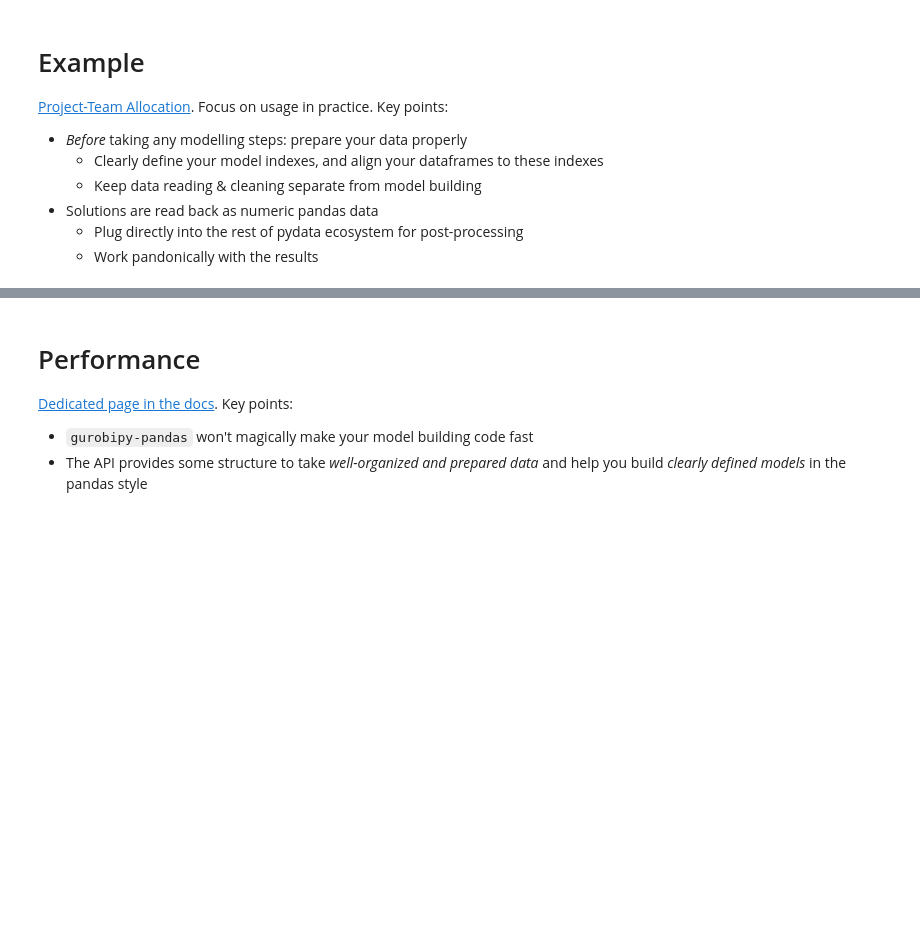
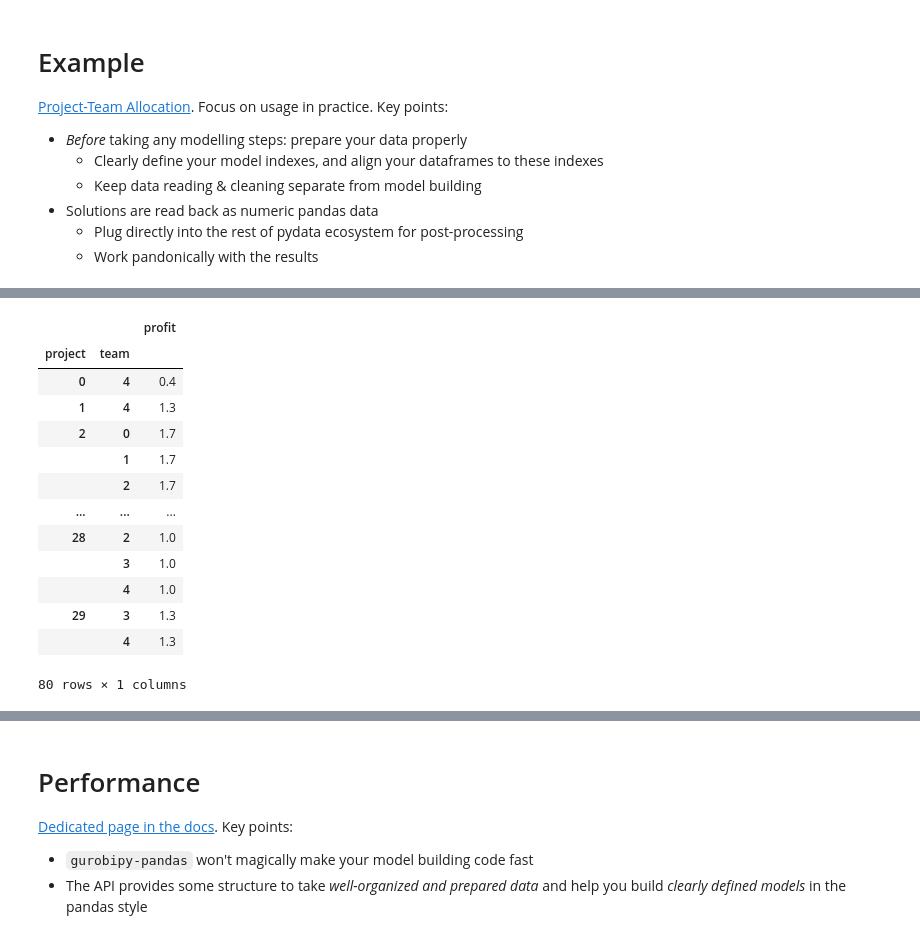
Before and after one commit to Gurobi/gurobipy-pandas, a Jupyter notebook: webinar.ipynb, the cells around one changed output, grey strips where cells are left out. Saved outputs shown, nothing was run; the diff lists cells and outputs as text; code cells hidden in the pictures; blank space fills up the shorter version.

```diff
--- a/webinar.ipynb
+++ b/webinar.ipynb
@@ -532,0 +556,15 @@ dtype: float64
+# %%
+projects = pd.read_csv("docs/source/examples/data/projects.csv", index_col="project")
+teams = pd.read_csv("docs/source/examples/data/teams.csv", index_col="team")
+allowed_pairs = (
+    pd.merge(
+        projects.reset_index(),
+        teams.reset_index(),
+        how='cross',
+    )
+    .query("difficulty <= skill")
+    .set_index(["project", "team"])
+)
+projects = projects.drop(columns=["difficulty", "value"])
+teams = teams.drop(columns=["skill"])
+project_values = allowed_pairs[["value"]].rename(columns={"value": "profit"})
@@ -535,0 +613,17 @@ dtype: float64
+# %%
+project_values
+# %% [output]
+|  |  | profit |
+| project | team |  |
+| 0 | 4 | 0.4 |
+| 1 | 4 | 1.3 |
+| 2 | 0 | 1.7 |
+|  | 1 | 1.7 |
+|  | 2 | 1.7 |
+| ... | ... | ... |
+| 28 | 2 | 1.0 |
+|  | 3 | 1.0 |
+|  | 4 | 1.0 |
+| 29 | 3 | 1.3 |
+|  | 4 | 1.3 |
+80 rows × 1 columns
```
Also changed, not shown: parts of 47 cells of this notebook.
